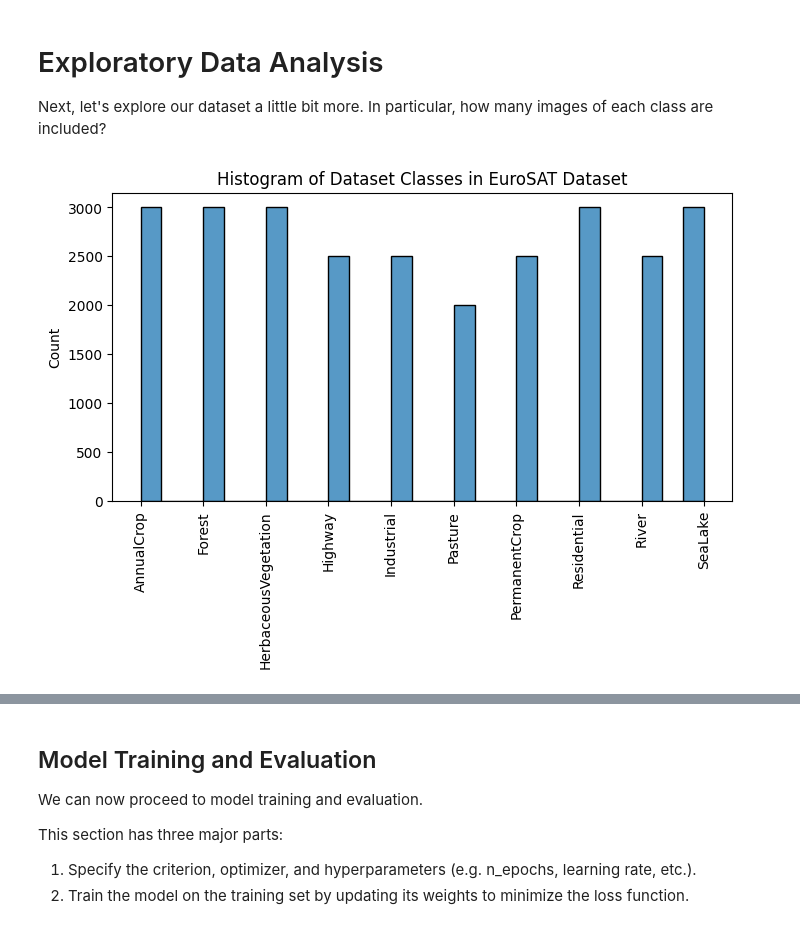
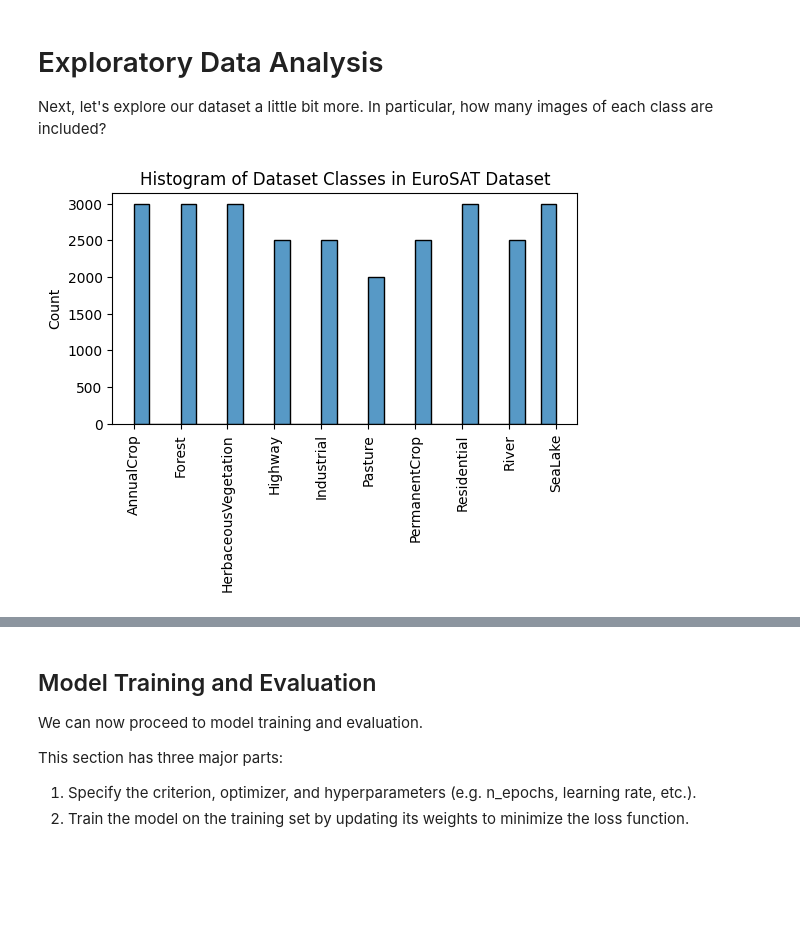
Before and after one commit to climatechange-ai-tutorials/lulc-classification, a Jupyter notebook: land_use_land_cover_part1.ipynb, the cells around one changed output, grey strips where cells are left out. Saved outputs shown, nothing was run; the diff lists cells and outputs as text; code cells hidden in the pictures; blank space fills up the shorter version.

```diff
--- a/land_use_land_cover_part1.ipynb
+++ b/land_use_land_cover_part1.ipynb
@@ -298,16 +318,16 @@ for i in range(n):
 
 Next, let's explore our dataset a little bit more.  In particular, how many images of each class are included?
 # %%
-plt.figure(figsize=(8, 4))
+plt.figure(figsize=(6, 3))
 hist = sns.histplot(dataset.targets)
 
 hist.set_xticks(range(len(dataset.classes)))
 hist.set_xticklabels(dataset.classes, rotation=90)
 hist.set_title('Histogram of Dataset Classes in EuroSAT Dataset')
 
 plt.show()
 # %% [output]
-[figure, old version]
+[figure, new version]
 # %% [markdown]
 # Model Development
 
```
Also changed, not shown: parts of 56 cells of this notebook.
